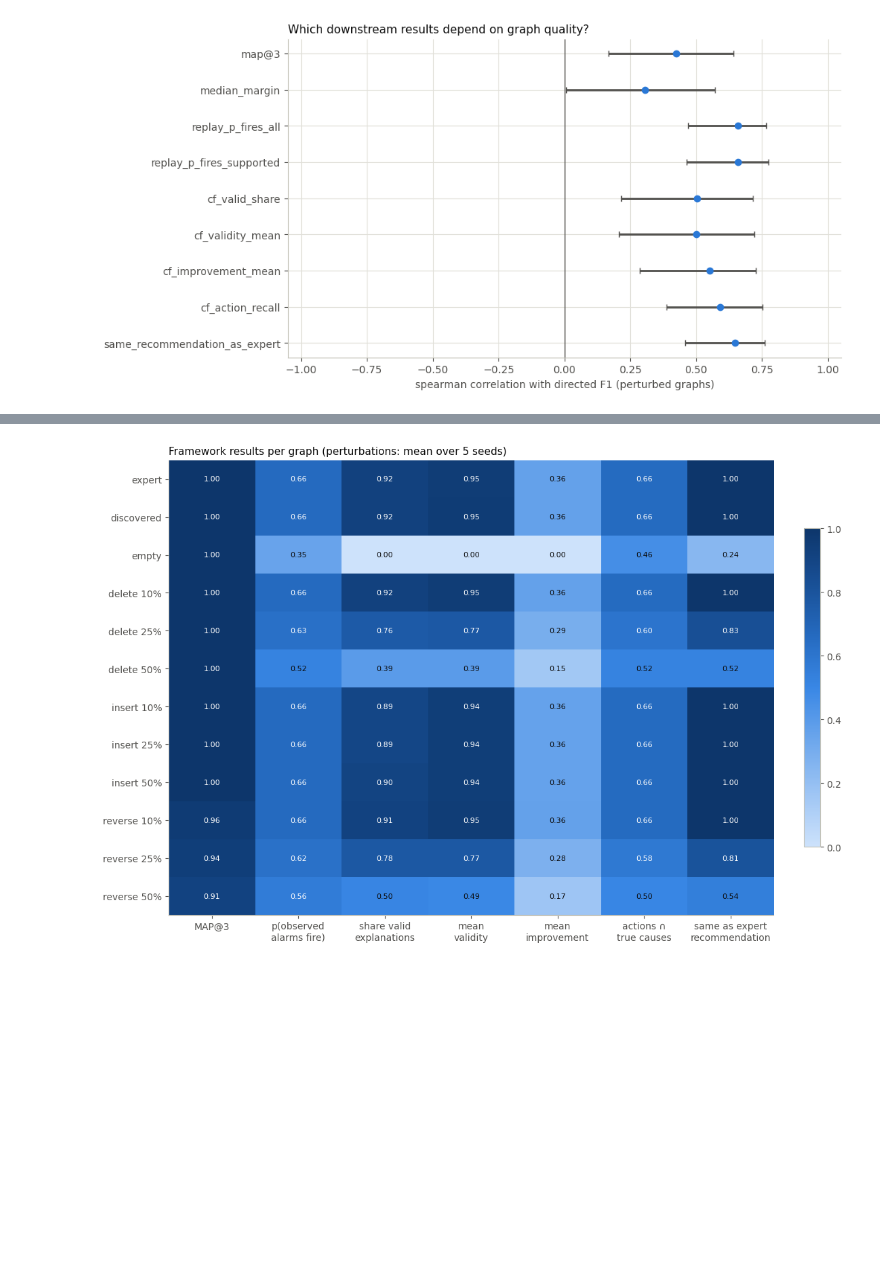
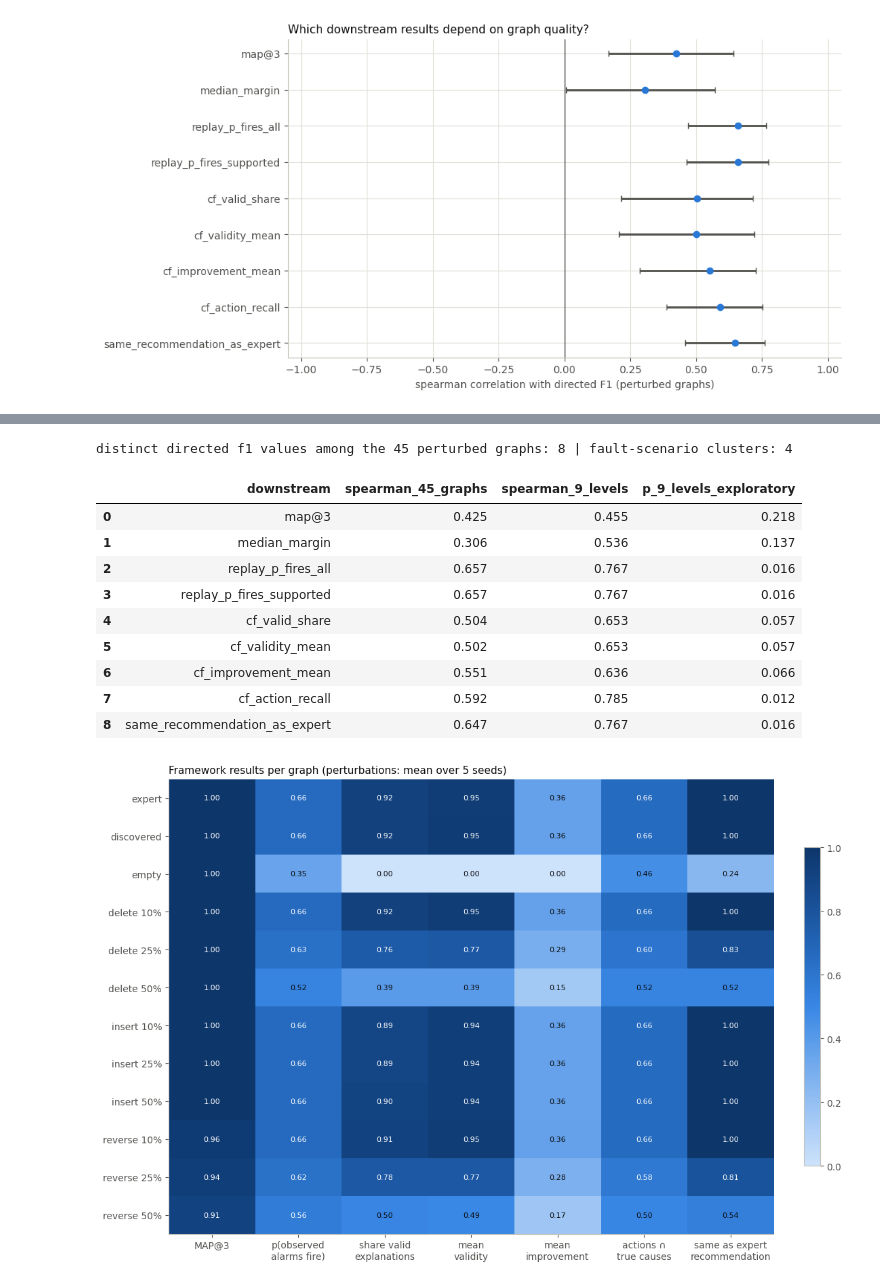
Before and after one commit to shweta-dataverse/causalAI-failure-prevention, a Jupyter notebook: notebooks/09_Framework_Evaluation.ipynb, the cells around one changed output, grey strips where cells are left out. Drawn from its saved outputs; the diff is of its cells as text; code cells hidden in the pictures; blank space fills up the shorter version.

```diff
--- a/notebooks/09_Framework_Evaluation.ipynb
+++ b/notebooks/09_Framework_Evaluation.ipynb
@@ -260,3 +265,30 @@ plt.show()
+# %%
+# spearman over the nine perturbation-level means (5 replicates averaged per level); exploratory p-values
+level_rows = []
+reported = correlations[correlations.graph_metric == 'directed_f1'].set_index('downstream')
+for target in downstream_cols:
+    varies = by_level[target].std() > 0
+    res = stats.spearmanr(by_level['directed_f1'], by_level[target]) if varies else None
+    level_rows.append({'downstream': target, 'spearman_45_graphs': reported.loc[target, 'spearman'],
+                       'spearman_9_levels': res.statistic if varies else np.nan,
+                       'p_9_levels_exploratory': res.pvalue if varies else np.nan})
+level_corr = pd.DataFrame(level_rows)
+ev.save_table(level_corr, f'09_{SUBSYSTEM}_correlations_by_level')
+print('distinct directed f1 values among the 45 perturbed graphs:', perturbed.directed_f1.round(6).nunique(),
+      '| fault-scenario clusters:', per_run.fold.nunique())
+level_corr.round(3)
+# %% [output]
+distinct directed f1 values among the 45 perturbed graphs: 8 | fault-scenario clusters: 4
+|  | downstream | spearman_45_graphs | spearman_9_levels | p_9_levels_exploratory |
+| 0 | map@3 | 0.425 | 0.455 | 0.218 |
+| 1 | median_margin | 0.306 | 0.536 | 0.137 |
+| 2 | replay_p_fires_all | 0.657 | 0.767 | 0.016 |
+| 3 | replay_p_fires_supported | 0.657 | 0.767 | 0.016 |
+| 4 | cf_valid_share | 0.504 | 0.653 | 0.057 |
+| 5 | cf_validity_mean | 0.502 | 0.653 | 0.057 |
+| 6 | cf_improvement_mean | 0.551 | 0.636 | 0.066 |
+| 7 | cf_action_recall | 0.592 | 0.785 | 0.012 |
+| 8 | same_recommendation_as_expert | 0.647 | 0.767 | 0.016 |
 # %%
 # figure 5: downstream measures per perturbation kind and strength (mean over seeds)
 heat = by_level[['map@3', 'replay_p_fires_all', 'cf_valid_share', 'cf_validity_mean', 'cf_improvement_mean',
```
Also changed, not shown: parts of 9 cells of this notebook, 19 other files.
